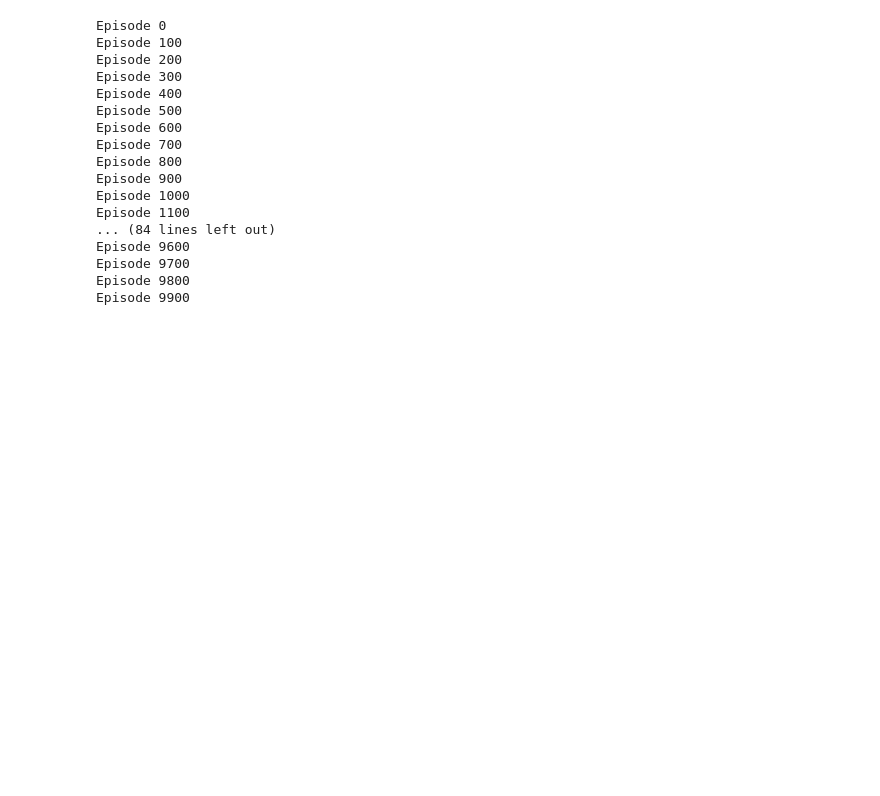
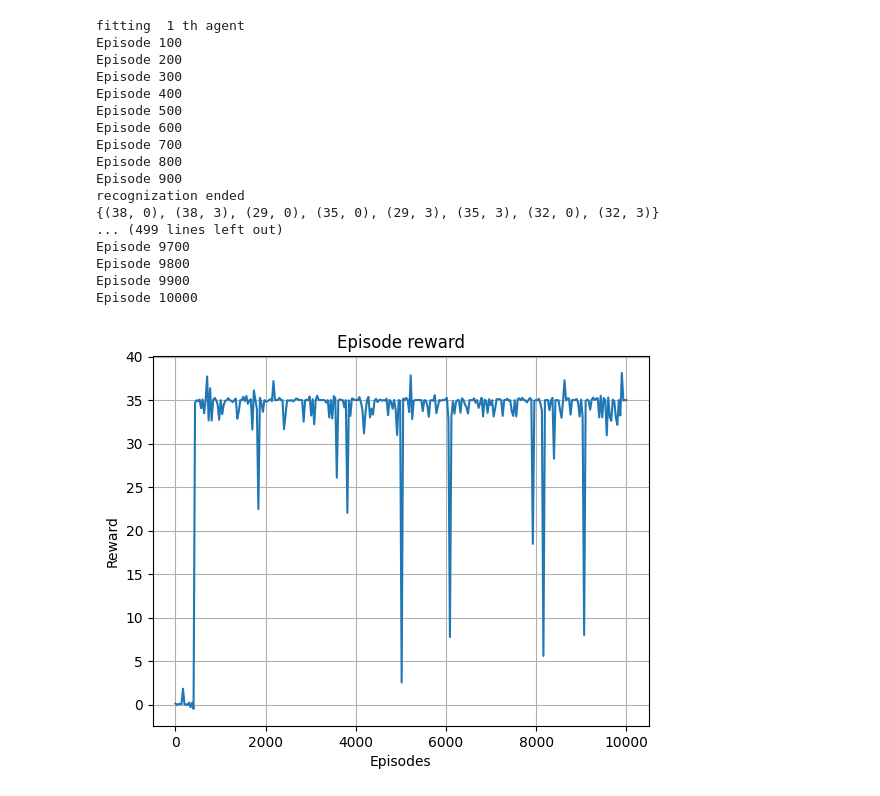
Before and after one commit to crqu/hyrid_transfer, a Jupyter notebook: online.ipynb, the cells around one changed output. Cells and saved outputs as stored; diff of their text form; code cells hidden in the pictures; blank space fills up the shorter version.

```diff
--- a/online.ipynb
+++ b/online.ipynb
@@ -510,34 +506,45 @@ class RFAgent(AgentWithSimplePolicy):
         return self.Nsa,self.P_hat
 # %%
 # define the environment GridWorld NRoom
-env=NRoom(
-    nrooms=5,
+env1=NRoom(
+    nrooms=4,
     remove_walls=False,
-    room_size=2,
+    room_size=3,
+    initial_state_distribution="center", #see if we can change to others
+    include_traps=False,
+)
+env2=NRoom(
+    nrooms=4,
+    remove_walls=False,
+    room_size=3,
     initial_state_distribution="center", #see if we can change to others
     include_traps=True,
 )
-
-horizon=env.observation_space.n
+# print(env1.terminal_states)
+# print(env2.terminal_states)
+horizon=env2.observation_space.n
 T=10000 #number of episodes to play
-N=2
+N=5
 source_count=np.load("source_counts.npy")
 source_P=np.load("source_transition.npy")
-# rewards=[]
-agent_Transfer=HybridTransferAgent(env=env,horizon=horizon,source_count=source_count,source_transition=source_P)
-agent=RFAgent(env,gamma=1,horizon=horizon)
-rewards=agent.fit(budget=T)
+rewards=[]
+agent=HybridTransferAgent(env=env2,horizon=horizon,source_count=source_count,source_transition=source_P)
+# agent=RFAgent(env1,gamma=1,horizon=horizon)
+# agent=AdaptiveAgent(env=env2,horizon=horizon)
+# rewards=agent.fit(budget=T)
 # print("fitting ",i+1,"th agent")
 # count,P_hat=agent.fit(budget=T)
-# for i in range(N):
-#     agent=AdaptiveAgent(env,gamma=1,horizon=horizon)
-#     print("fitting ",i+1,"th agent")
-#     reward=agent.fit(budget=T)
-#     rewards.append(np.array(reward))
+for i in range(N):
+    agent=HybridTransferAgent(env=env2,horizon=horizon,source_count=source_count,source_transition=source_P)
+    print("fitting ",i+1,"th agent")
+    reward=agent.fit(budget=T)
+    rewards.append(np.array(reward))
 
 # rewards=np.array(rewards)
+# agent=RFAgent(env1,gamma=1,horizon=horizon)
+# agent.fit(budget=20000)
 # %% [output]
-Episode 0
+fitting  1 th agent
 Episode 100
 Episode 200
 Episode 300
@@ -547,13 +554,37 @@ Episode 600
 Episode 700
 Episode 800
 Episode 900
-Episode 1000
-Episode 1100
-... (84 lines left out)
-Episode 9600
+recognization ended
+{(38, 0), (38, 3), (29, 0), (35, 0), (29, 3), (35, 3), (32, 0), (32, 3)}
+... (499 lines left out)
 Episode 9700
 Episode 9800
 Episode 9900
+Episode 10000
+# %%
+# print(agent.v_max)
+import matplotlib.pyplot as plt
+from scipy.stats import sem  # 标准误差
+from scipy.interpolate import make_interp_spline
+x=np.arange(T)
+x_smooth = np.linspace(x.min(), x.max(), 300)
+spl_mean = make_interp_spline(x, rewards, k=3)  # B样条插值
+
+y_smooth = spl_mean(x_smooth)
+
+
+# 绘图
+# 绘制均值曲线
+plt.plot(x_smooth, y_smooth, label='Mean Reward')
+# 绘制置信区间的阴影
+plt.title('Episode reward')
+plt.xlabel('Episodes')
+plt.ylabel('Reward')
+# plt.legend()
+plt.grid(True)  # 添加网格
+plt.show()
+# %% [output]
+[figure, added]
 # %%
 # plot routine
 import matplotlib.pyplot as plt
```
Also changed, not shown: parts of 6 cells of this notebook, 10 other files.
